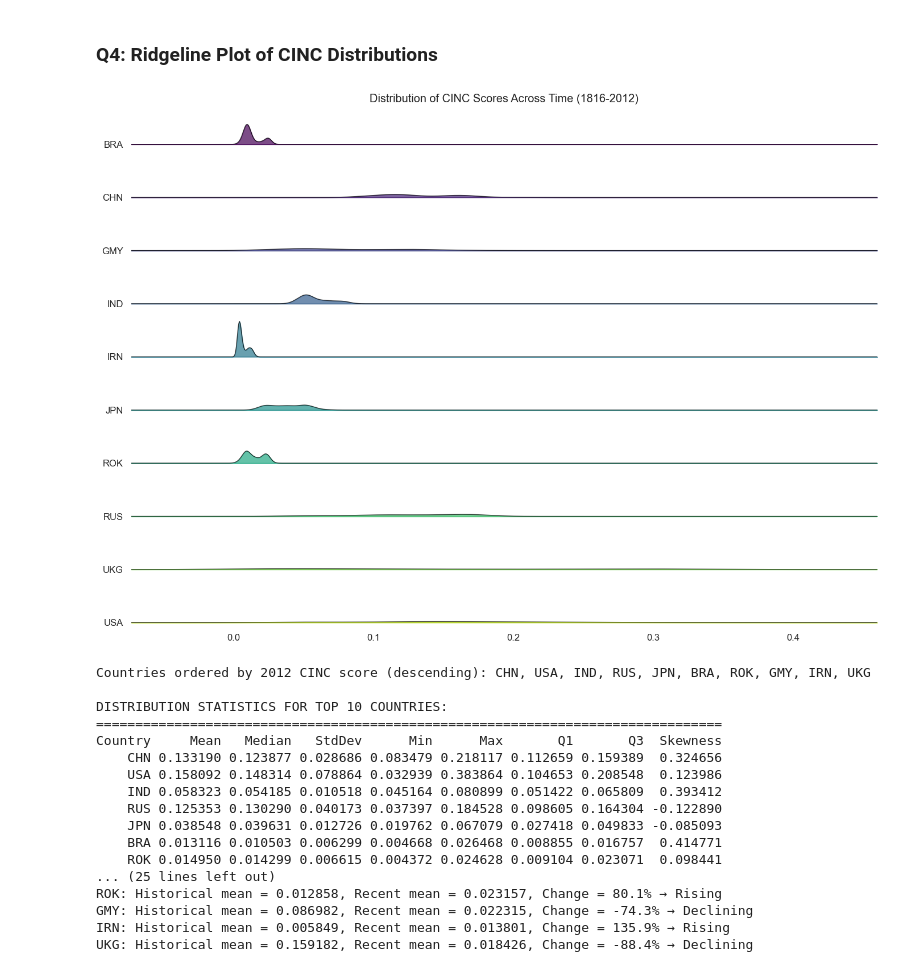
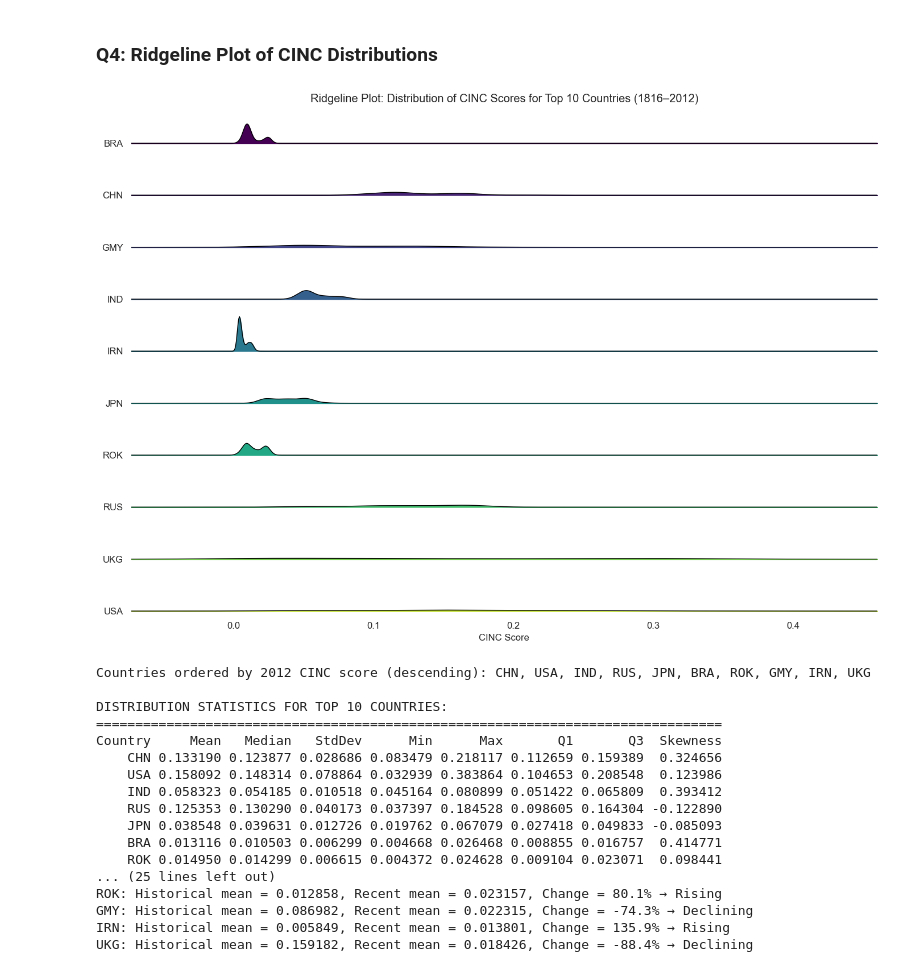
Before and after one commit to mbengue1/long-lab-1-240, a Jupyter notebook: correlates_of_war_analysis.ipynb, the cells around one changed output. Cells and saved outputs as stored; diff of their text form; code cells hidden in the pictures.

```diff
--- a/correlates_of_war_analysis.ipynb
+++ b/correlates_of_war_analysis.ipynb
@@ -535,31 +524,32 @@ These patterns reflect broader geopolitical shifts, including the decline of tra
 # %% [markdown]
 ### Q4: Ridgeline Plot of CINC Distributions
-# %%
-# import joypy for ridgeline plots
-import joypy
-from matplotlib import cm
-
-# prepare data for ridgeline plot
-ridgeline_data = top10_timeseries.pivot(columns='stateabb', values='cinc')
-
-# create the ridgeline plot
-fig, axes = joypy.joyplot(
-    ridgeline_data,
-    figsize=(14, 10),
-    hist=False,
-    bins=50,
-    overlap=1.5,
-    colormap=cm.viridis,
-    linewidth=1,
-    alpha=0.7,
-    title="Distribution of CINC Scores Across Time (1816-2012)",
-    legend=True
-)
-
-plt.tight_layout()
-plt.show()
-# %% [output]
-[figure, removed]
+# %%
+import joypy
+from matplotlib import cm
+import matplotlib.pyplot as plt
+
+# filter top 10 countries (from Q3 results) across all years
+top10_timeseries = data_clean[data_clean['ccode'].isin(top10_countries['ccode'])]
+
+# create ridgeline plot
+fig, axes = joypy.joyplot(
+    top10_timeseries,
+    by="stateabb",        # group by country abbv
+    column="cinc",        # plot distributions of CINC
+    kind="kde",           # kernel density estimation
+    overlap=1.25,         # amount of overlap between ridges
+    colormap=cm.viridis,  # color scheme
+    linewidth=1,
+    range_style="all",
+    figsize=(14, 10),
+    title="Ridgeline Plot: Distribution of CINC Scores for Top 10 Countries (1816–2012)"
+)
+
+plt.xlabel("CINC Score")
+plt.tight_layout()
+plt.show()
+# %% [output]
+[figure, added]
 # %%
 # Quantitative Distribution Analysis with KDE Plot
 
```
Also changed, not shown: parts of 9 cells of this notebook.
